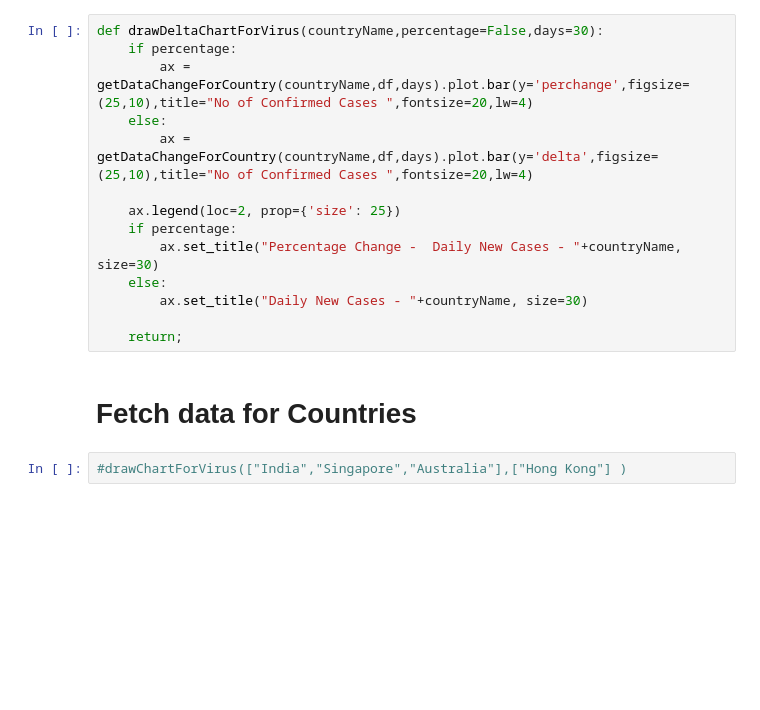
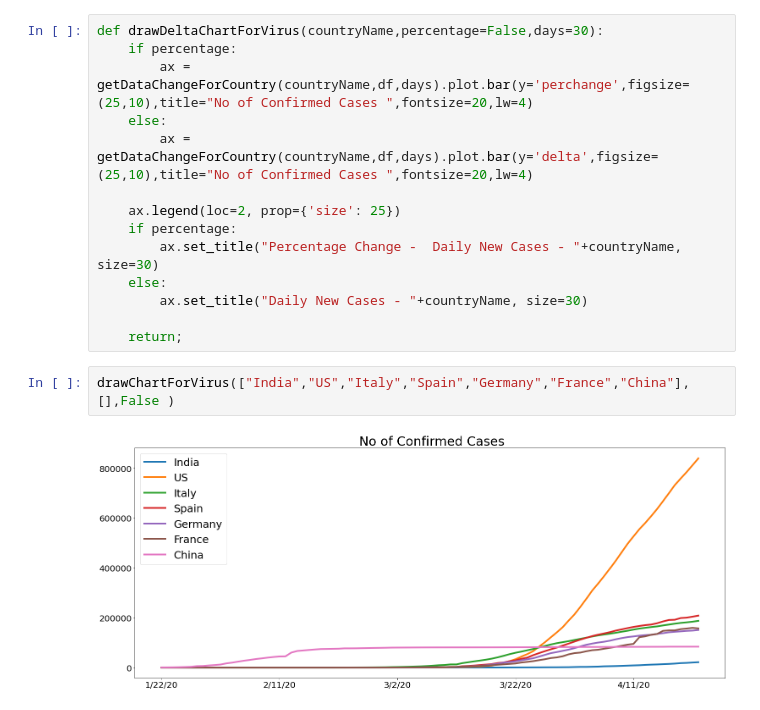
Before and after one commit to coolviki/corona_analysis, a Jupyter notebook: Corona_Analysis.ipynb, the cells around one changed output. Cells and saved outputs as stored; diff of their text form; blank space fills up the shorter version.

```diff
--- a/Corona_Analysis.ipynb
+++ b/Corona_Analysis.ipynb
@@ -81,8 +76,8 @@ def drawDeltaChartForVirus(countryName,percentage=False,days=30):
         ax.set_title("Daily New Cases - "+countryName, size=30)
 
     return;
-# %% [markdown]
-# Fetch data for Countries
-# %%
-#drawChartForVirus(["India","Singapore","Australia"],["Hong Kong"] )
+# %%
+drawChartForVirus(["India","US","Italy","Spain","Germany","France","China"],[],False )
+# %% [output]
+[figure, added]
 # %%
```
Also changed, not shown: parts of 10 cells of this notebook.
